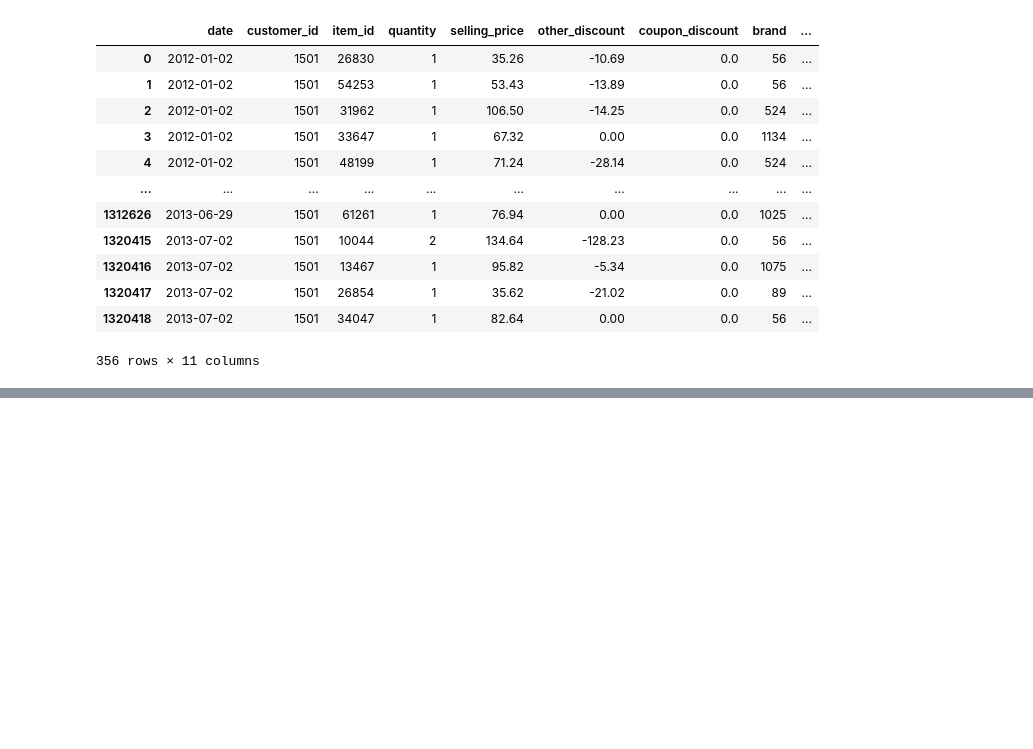
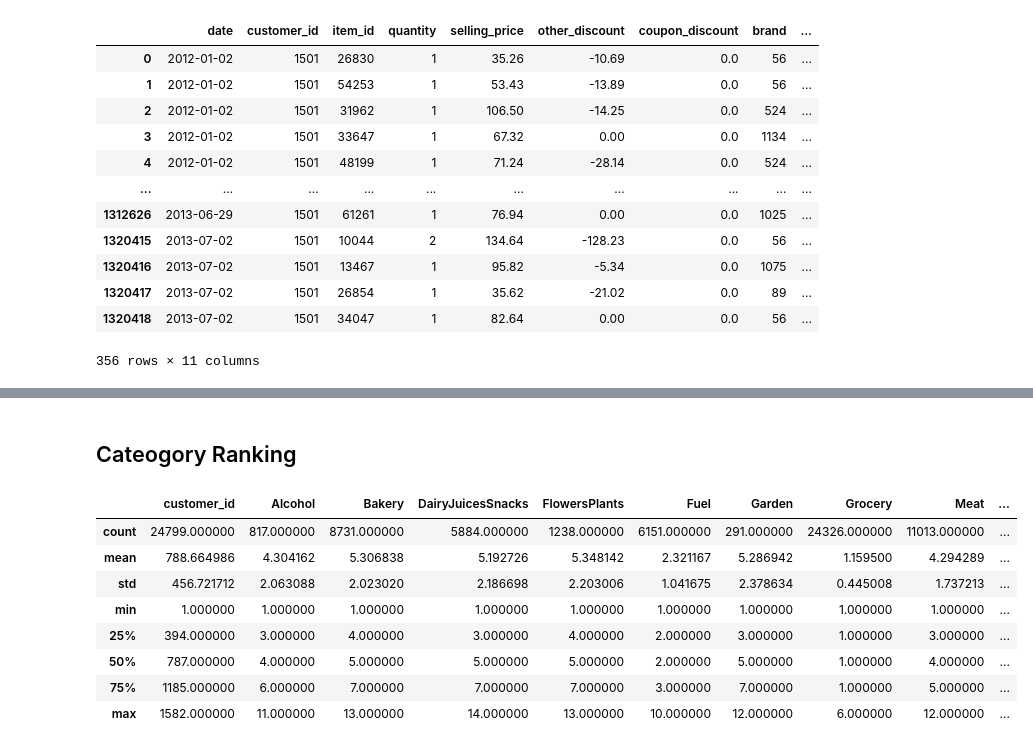
Before and after one commit to sukhumarna/marketing_rl, a Jupyter notebook: notebooks/coupon_redemption_transactions.ipynb, the cells around one changed output, grey strips where cells are left out. Drawn from its saved outputs; the diff is of its cells as text; code cells hidden in the pictures; blank space fills up the shorter version.

```diff
--- a/notebooks/coupon_redemption_transactions.ipynb
+++ b/notebooks/coupon_redemption_transactions.ipynb
@@ -87,0 +94,10 @@ txn_df[txn_df['customer_id'] == 1501]
+# %%
+pv_df = pd.pivot_table(txn_df, index=['customer_id', 'txn_month'],
+                       columns=['category'],
+                       values=['selling_price'],
+                       aggfunc='sum'
+                      )
+pv_df.columns = [re.sub(r'[^\w]', '', '_'.join(col)) for col in pv_df.columns.values]
+pv_df.columns = [col.replace('selling_price_', '') for col in pv_df.columns.values]
+# %%
+pv_df.reset_index(inplace=True)
@@ -87,0 +114,19 @@ txn_df[txn_df['customer_id'] == 1501]
+# %% [markdown]
+## Cateogory Ranking
+# %%
+rank_cols = pv_df.columns[2:]
+# %%
+rank_df = pv_df[rank_cols].rank(axis=1, ascending=False)
+rank_df = pd.concat([pv_df[['customer_id', 'txn_month']], rank_df], axis=1)
+# %%
+rank_df.describe()
+# %% [output]
+|  | customer_id | Alcohol | Bakery | DairyJuicesSnacks | FlowersPlants | Fuel | Garden | Grocery | Meat | ... |
+| count | 24799.000000 | 817.000000 | 8731.000000 | 5884.000000 | 1238.000000 | 6151.000000 | 291.000000 | 24326.000000 | 11013.000000 | ... |
+| mean | 788.664986 | 4.304162 | 5.306838 | 5.192726 | 5.348142 | 2.321167 | 5.286942 | 1.159500 | 4.294289 | ... |
+| std | 456.721712 | 2.063088 | 2.023020 | 2.186698 | 2.203006 | 1.041675 | 2.378634 | 0.445008 | 1.737213 | ... |
+| min | 1.000000 | 1.000000 | 1.000000 | 1.000000 | 1.000000 | 1.000000 | 1.000000 | 1.000000 | 1.000000 | ... |
+| 25% | 394.000000 | 3.000000 | 4.000000 | 3.000000 | 4.000000 | 2.000000 | 3.000000 | 1.000000 | 3.000000 | ... |
+| 50% | 787.000000 | 4.000000 | 5.000000 | 5.000000 | 5.000000 | 2.000000 | 5.000000 | 1.000000 | 4.000000 | ... |
+| 75% | 1185.000000 | 6.000000 | 7.000000 | 7.000000 | 7.000000 | 3.000000 | 7.000000 | 1.000000 | 5.000000 | ... |
+| max | 1582.000000 | 11.000000 | 13.000000 | 14.000000 | 13.000000 | 10.000000 | 12.000000 | 6.000000 | 12.000000 | ... |
```
Also changed, not shown: parts of 9 cells of this notebook, 5 other files.
